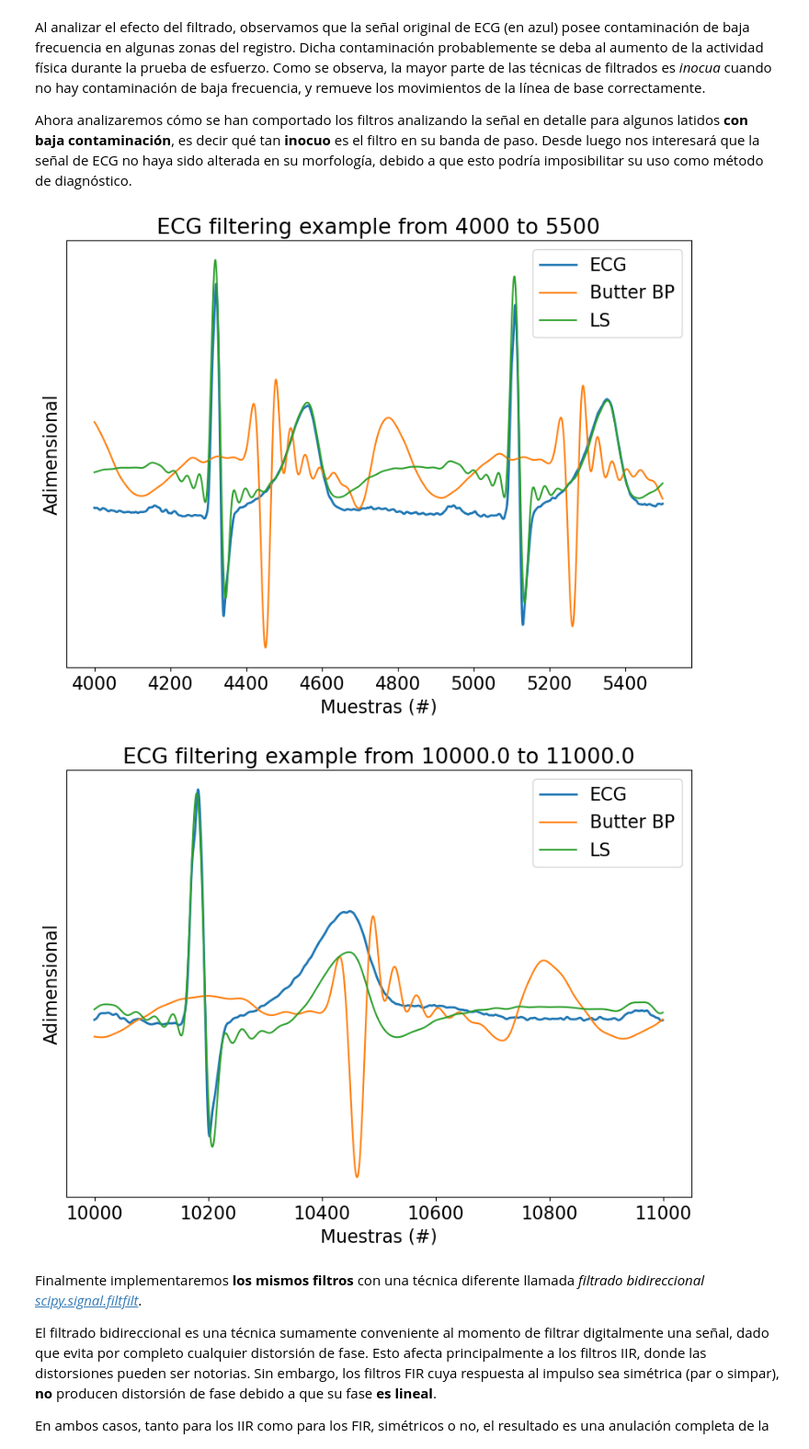
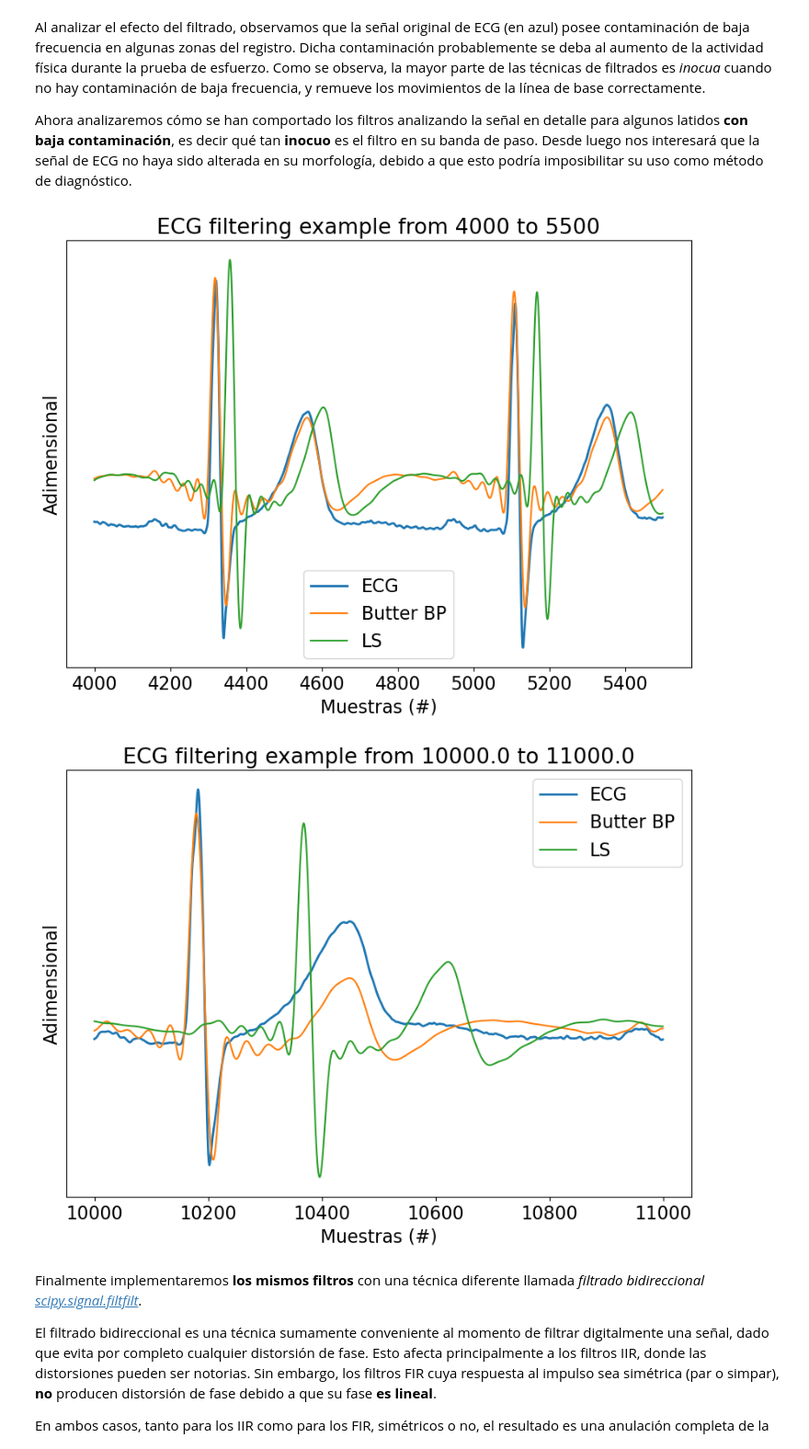
Before and after one commit to hernanrodrguez/teoria-circuitos-ii, a Jupyter notebook: ts09/Laboratorio de filtrado digital.ipynb, the cells around one changed output. Shown at 92% size. Cells and saved outputs as stored; diff of their text form; code cells hidden in the pictures.

Commit message:
Saco demora del IIR que me habia quedado de un copy paste

```diff
--- a/ts09/Laboratorio de filtrado digital.ipynb
+++ b/ts09/Laboratorio de filtrado digital.ipynb
@@ -293,32 +293,32 @@ Ahora analizaremos cómo se han comportado los filtros analizando la señal en d
 # %%
 regs_interes = (
         [4000, 5500], # muestras
         [10e3, 11e3], # muestras
         )
 
 for ii in regs_interes:
 
     # intervalo limitado de 0 a cant_muestras
     zoom_region = np.arange(np.max([0, ii[0]]), np.min([cant_muestras, ii[1]]), dtype='uint')
 
     plt.figure(figsize=(fig_sz_x, fig_sz_y), dpi= fig_dpi, facecolor='w', edgecolor='k')
     plt.plot(zoom_region, ecg_one_lead[zoom_region], label='ECG', linewidth=2)
     #plt.plot(zoom_region, ECG_f_butt[zoom_region], label='Butter')
-    plt.plot(zoom_region, ECG_f_butt_BP[zoom_region + demora], label='Butter BP')
+    plt.plot(zoom_region, ECG_f_butt_BP[zoom_region], label='Butter BP')
     plt.plot(zoom_region, ECG_f_ls[zoom_region + demora], label='LS')
 
     plt.title('ECG filtering example from ' + str(ii[0]) + ' to ' + str(ii[1]) )
     plt.ylabel('Adimensional')
     plt.xlabel('Muestras (#)')
 
     axes_hdl = plt.gca()
     axes_hdl.legend()
     axes_hdl.set_yticks(())
 
     plt.show()
 # %% [output]
-[figure, old version]
+[figure, new version]
-[figure, old version]
+[figure, new version]
 # %% [markdown]
 Finalmente implementaremos **los mismos filtros** con una técnica diferente llamada *filtrado bidireccional* *[scipy.signal.filtfilt](https://docs.scipy.org/doc/scipy-0.18.1/reference/generated/scipy.signal.filtfilt.html)*.
 
```
